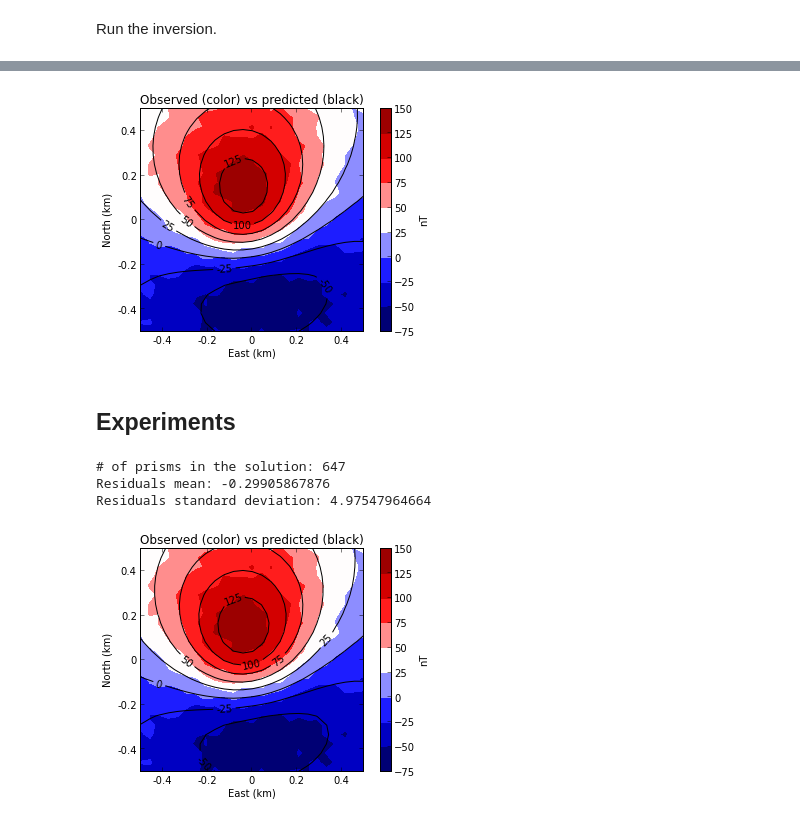
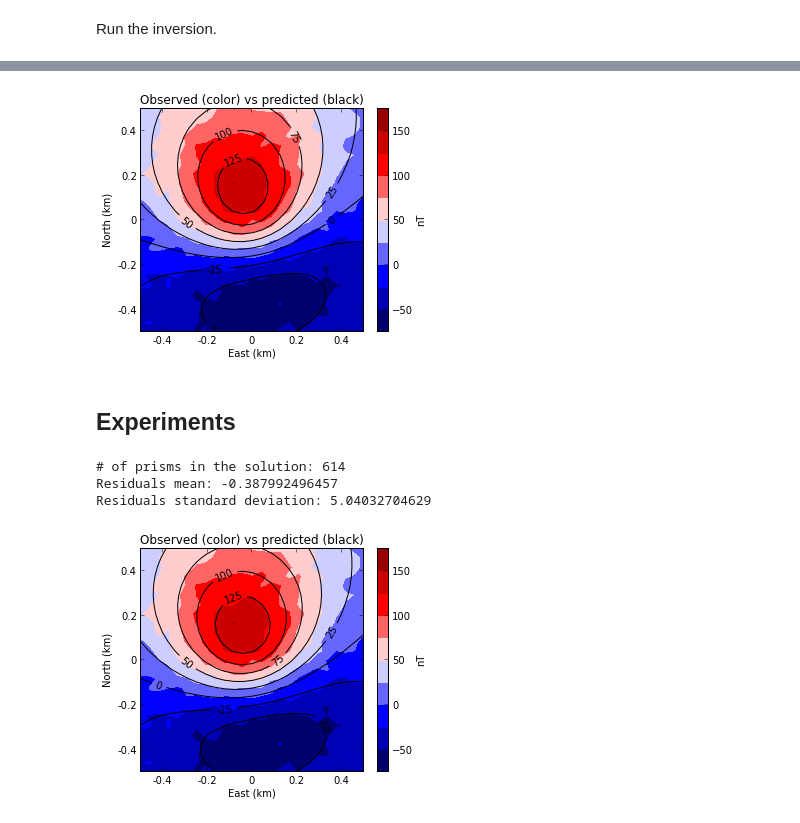
Before and after one commit to leouieda/agu-cancun2013, a Jupyter notebook: notebooks/spine.ipynb, the cells around one changed output, grey strips where cells are left out. Drawn from its saved outputs; the diff is of its cells as text; code cells hidden in the pictures.

Commit message:
Better plots for spine notebook

```diff
--- a/notebooks/spine.ipynb
+++ b/notebooks/spine.ipynb
@@ -105,17 +105,17 @@ Residuals standard deviation: 5.04671702041
 # %%
-mpl.figure()
+mpl.figure(figsize=(5, 4))
 mpl.title('Observed (color) vs predicted (black)')
 mpl.axis('scaled')
 levels = mpl.contourf(y, x, tf, shape, 10, cmap=mpl.cm.seismic)
 cb = mpl.colorbar(orientation='vertical')
 cb.set_label('nT')
 mpl.contour(y, x, predicted[0], shape, levels, color='k')
 mpl.xlabel('East (km)')
 mpl.ylabel('North (km)')
 mpl.m2km()
 mpl.savefig('../presentation/fig/spine-oneseed-fit.png')
 # %% [output]
-[figure, old version]
+[figure, new version]
 # %%
 scene = myv.figure(size=(700, 700))
 plot = myv.prisms(model, 'magnetization', style='wireframe', linewidth=3)
@@ -151,7 +151,7 @@ myv.wall_bottom(bounds)
 view(scene, 'spine')
 myv.show()
 # %%
-estimate, predicted = gravmag.harvester.harvest(data, seeds, mesh, compactness=3.5, threshold=0.0005)
+estimate, predicted = gravmag.harvester.harvest(data, seeds, mesh, compactness=3, threshold=0.0005)
 mesh.addprop('magnetization', estimate['magnetization'])
 bodies = mesher.vremove(0, 'magnetization', mesh)
 print "# of prisms in the solution:", len(bodies)
@@ -159,11 +159,11 @@ residuals = tf - predicted[0]
 print "Residuals mean:", residuals.mean()
 print "Residuals standard deviation:", residuals.std()
 # %% [output]
-# of prisms in the solution: 647
-Residuals mean: -0.29905867876
-Residuals standard deviation: 4.97547964664
+# of prisms in the solution: 614
+Residuals mean: -0.387992496457
+Residuals standard deviation: 5.04032704629
 # %%
-mpl.figure()
+mpl.figure(figsize=(5, 4))
 mpl.title('Observed (color) vs predicted (black)')
 mpl.axis('scaled')
 levels = mpl.contourf(y, x, tf, shape, 10, cmap=mpl.cm.seismic)
@@ -175,7 +175,7 @@ mpl.ylabel('North (km)')
 mpl.m2km()
 mpl.savefig('../presentation/fig/spine-final-fit.png')
 # %% [output]
-[figure, old version]
+[figure, new version]
 # %%
 scene = myv.figure(size=(700, 700))
 plot = myv.prisms(model, 'magnetization', style='wireframe', linewidth=3)
```
Also changed, not shown: parts of 2 cells of this notebook.
